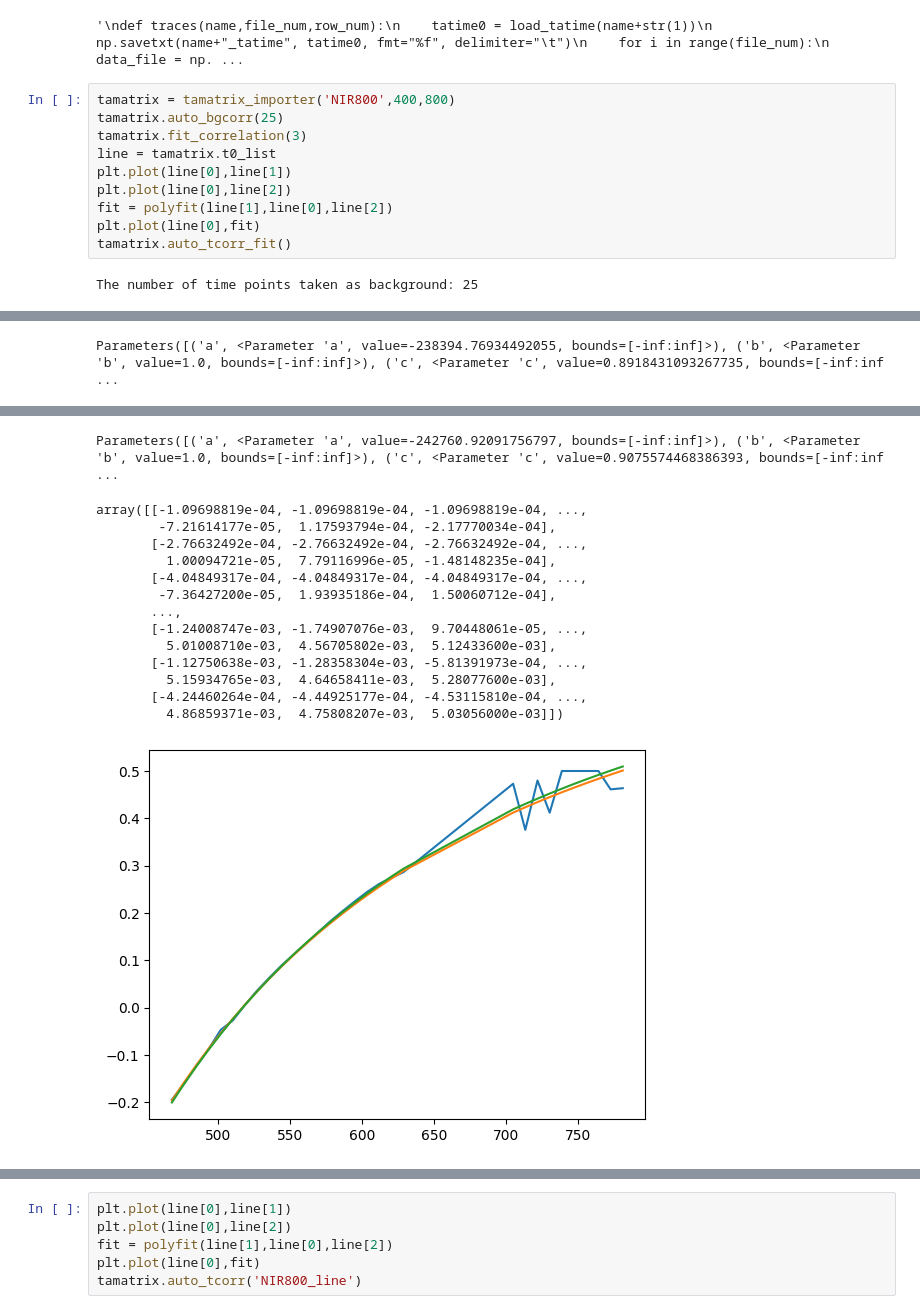
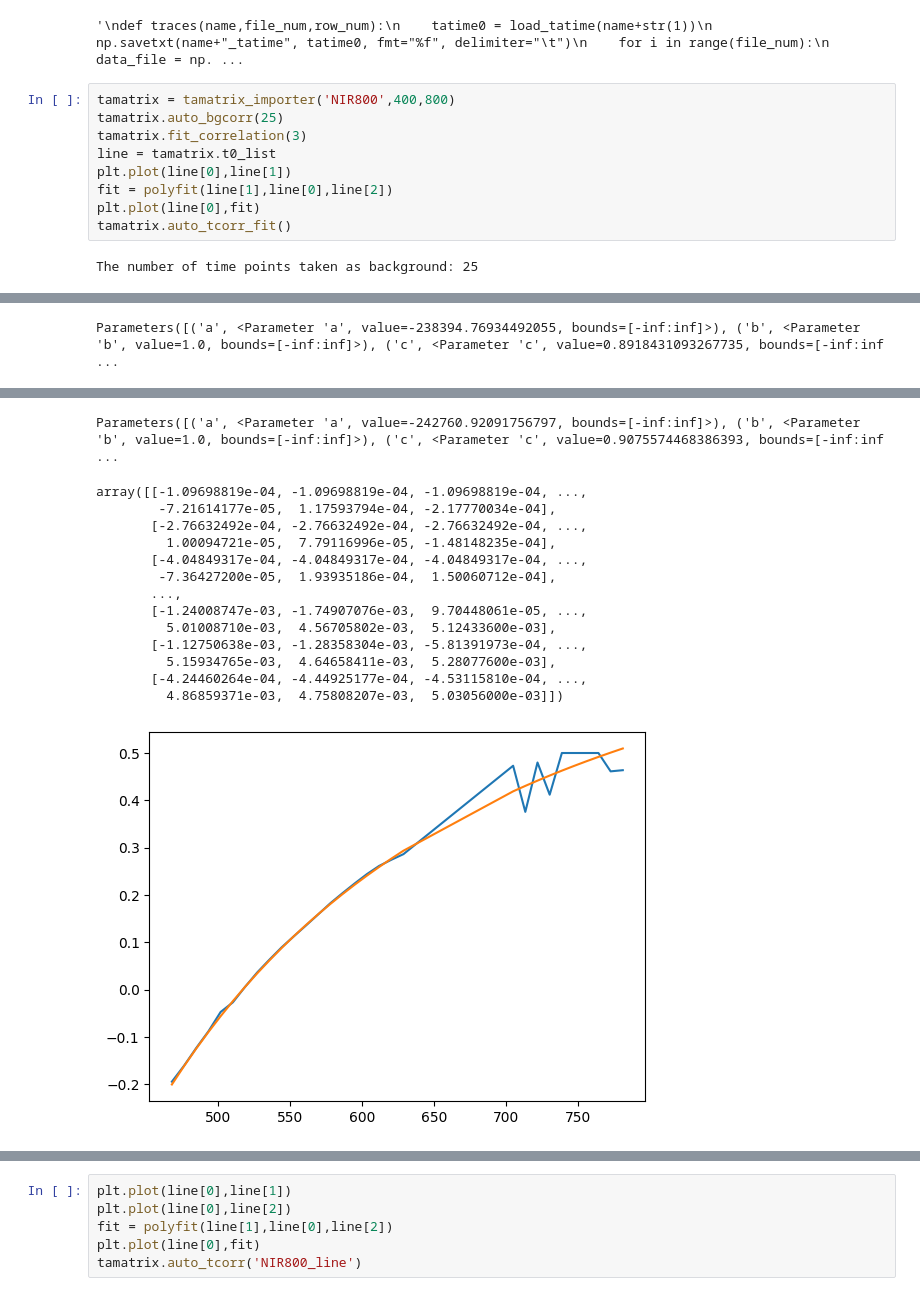
Before and after one commit to Alchemist-Aloha/TA_Analyzer, a Jupyter notebook: Analysis.ipynb, the cells around one changed output, grey strips where cells are left out. Saved outputs shown, nothing was run; the diff lists cells and outputs as text.

```diff
--- a/Analysis.ipynb
+++ b/Analysis.ipynb
@@ -832,33 +832,32 @@ def traces(name,file_num,row_num):
 # %%
 tamatrix = tamatrix_importer('NIR800',400,800)
 tamatrix.auto_bgcorr(25)
 tamatrix.fit_correlation(3)
 line = tamatrix.t0_list
 plt.plot(line[0],line[1])
-plt.plot(line[0],line[2])
 fit = polyfit(line[1],line[0],line[2])
 plt.plot(line[0],fit)
 tamatrix.auto_tcorr_fit()
 # %% [output]
 The number of time points taken as background: 25
 [figure]
 Parameters([('a', <Parameter 'a', value=-238394.76934492055, bounds=[-inf:inf]>), ('b', <Parameter 'b', value=1.0, bounds=[-inf:inf]>), ('c', <Parameter 'c', value=0.8918431093267735, bounds=[-inf:inf ...
 [figure]
 Parameters([('a', <Parameter 'a', value=-242760.92091756797, bounds=[-inf:inf]>), ('b', <Parameter 'b', value=1.0, bounds=[-inf:inf]>), ('c', <Parameter 'c', value=0.9075574468386393, bounds=[-inf:inf ...
 array([[-1.09698819e-04, -1.09698819e-04, -1.09698819e-04, ...,
         -7.21614177e-05,  1.17593794e-04, -2.17770034e-04],
        [-2.76632492e-04, -2.76632492e-04, -2.76632492e-04, ...,
          1.00094721e-05,  7.79116996e-05, -1.48148235e-04],
        [-4.04849317e-04, -4.04849317e-04, -4.04849317e-04, ...,
         -7.36427200e-05,  1.93935186e-04,  1.50060712e-04],
        ...,
        [-1.24008747e-03, -1.74907076e-03,  9.70448061e-05, ...,
          5.01008710e-03,  4.56705802e-03,  5.12433600e-03],
        [-1.12750638e-03, -1.28358304e-03, -5.81391973e-04, ...,
          5.15934765e-03,  4.64658411e-03,  5.28077600e-03],
        [-4.24460264e-04, -4.44925177e-04, -4.53115810e-04, ...,
          4.86859371e-03,  4.75808207e-03,  5.03056000e-03]])
-[figure, old version]
+[figure, new version]
 [figure]
 # %%
 plt.plot(line[0],line[1])
```
Also changed, not shown: 4 other files.
